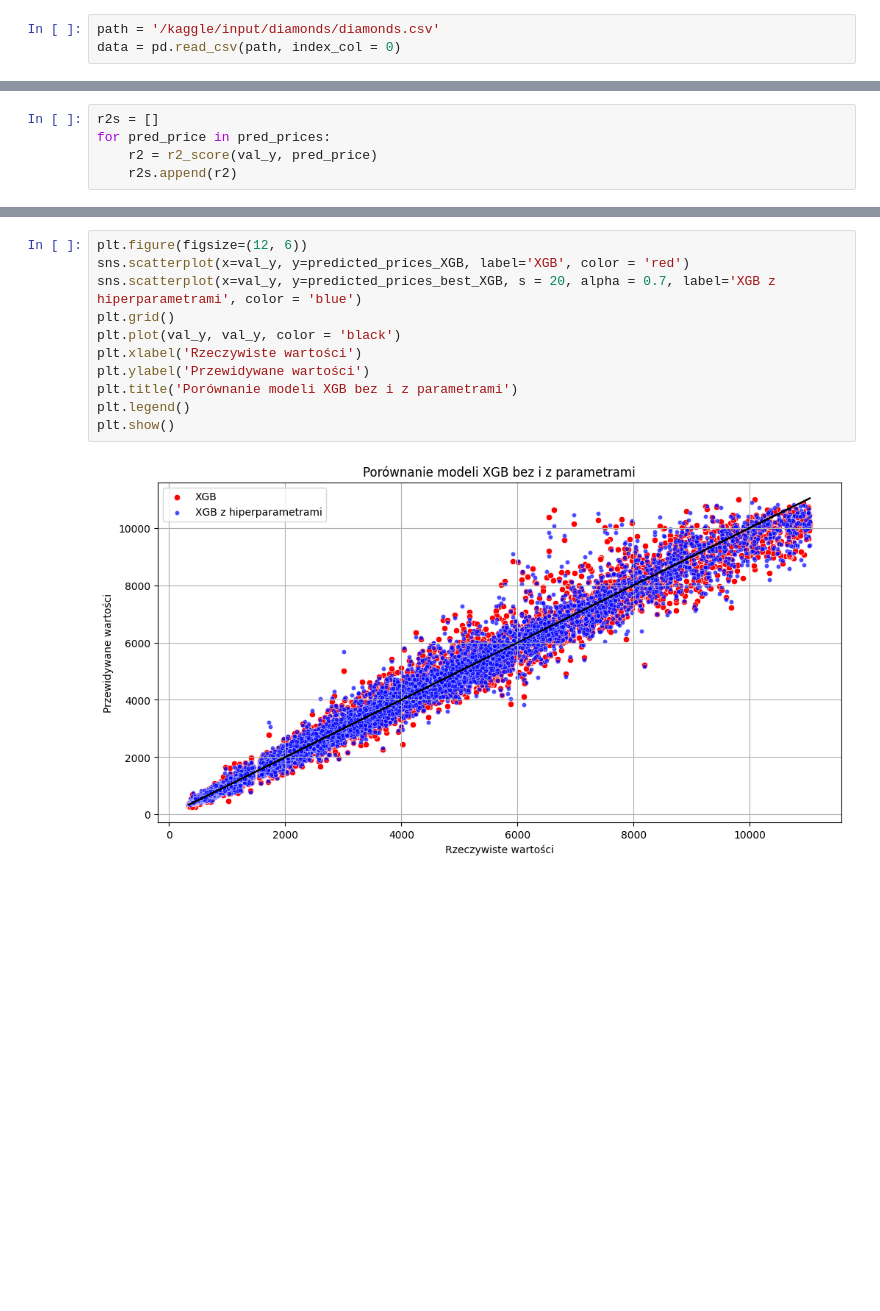
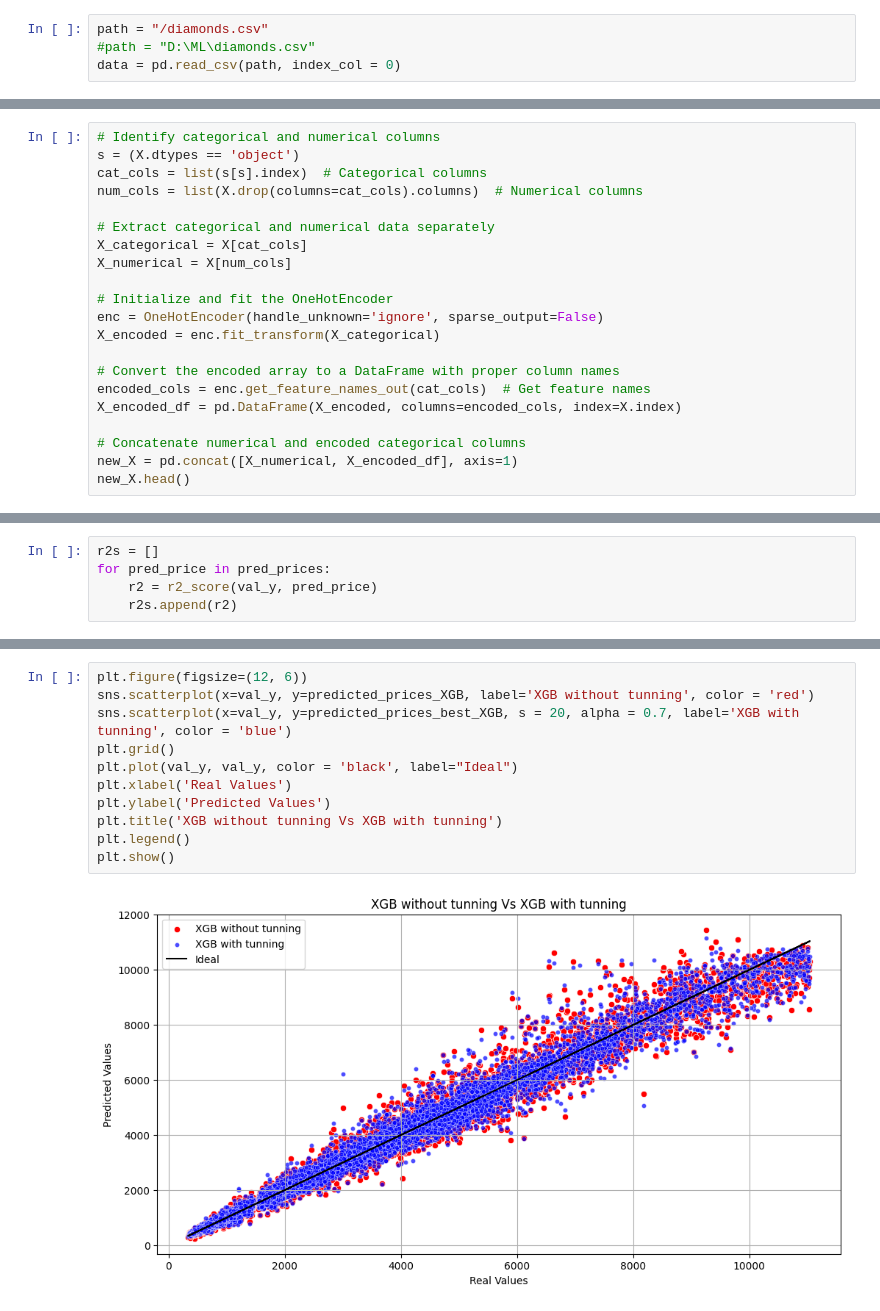
Before and after one commit to Doberman12/diamondpricesprediction, a Jupyter notebook: diamonds-price-prediction-ml-models-comparison.ipynb, the cells around one changed output, grey strips where cells are left out. Saved outputs shown, nothing was run; the diff lists cells and outputs as text; blank space fills up the shorter version.

```diff
--- a/diamonds-price-prediction-ml-models-comparison.ipynb
+++ b/diamonds-price-prediction-ml-models-comparison.ipynb
@@ -24,3 +21,4 @@ Loading data
 # %%
-path = '/kaggle/input/diamonds/diamonds.csv'
+path = "/diamonds.csv"
+#path = "D:\ML\diamonds.csv"
 data = pd.read_csv(path, index_col = 0)
@@ -94,0 +295,21 @@ new_X
+# %%
+# Identify categorical and numerical columns
+s = (X.dtypes == 'object')
+cat_cols = list(s[s].index)  # Categorical columns
+num_cols = list(X.drop(columns=cat_cols).columns)  # Numerical columns
+
+# Extract categorical and numerical data separately
+X_categorical = X[cat_cols]
+X_numerical = X[num_cols]
+
+# Initialize and fit the OneHotEncoder
+enc = OneHotEncoder(handle_unknown='ignore', sparse_output=False)
+X_encoded = enc.fit_transform(X_categorical)
+
+# Convert the encoded array to a DataFrame with proper column names
+encoded_cols = enc.get_feature_names_out(cat_cols)  # Get feature names
+X_encoded_df = pd.DataFrame(X_encoded, columns=encoded_cols, index=X.index)
+
+# Concatenate numerical and encoded categorical columns
+new_X = pd.concat([X_numerical, X_encoded_df], axis=1)
+new_X.head()
@@ -297,13 +518,13 @@ plt.show()
 # %%
 plt.figure(figsize=(12, 6))
-sns.scatterplot(x=val_y, y=predicted_prices_XGB, label='XGB', color = 'red')
-sns.scatterplot(x=val_y, y=predicted_prices_best_XGB, s = 20, alpha = 0.7, label='XGB z hiperparametrami', color = 'blue')
+sns.scatterplot(x=val_y, y=predicted_prices_XGB, label='XGB without tunning', color = 'red')
+sns.scatterplot(x=val_y, y=predicted_prices_best_XGB, s = 20, alpha = 0.7, label='XGB with tunning', color = 'blue')
 plt.grid()
-plt.plot(val_y, val_y, color = 'black')
-plt.xlabel('Rzeczywiste wartości')
-plt.ylabel('Przewidywane wartości')
-plt.title('Porównanie modeli XGB bez i z parametrami')
+plt.plot(val_y, val_y, color = 'black', label="Ideal")
+plt.xlabel('Real Values')
+plt.ylabel('Predicted Values')
+plt.title('XGB without tunning Vs XGB with tunning')
 plt.legend()
 plt.show()
 # %% [output]
-[figure, old version]
+[figure, new version]
```
Also changed, not shown: parts of 54 cells of this notebook.
